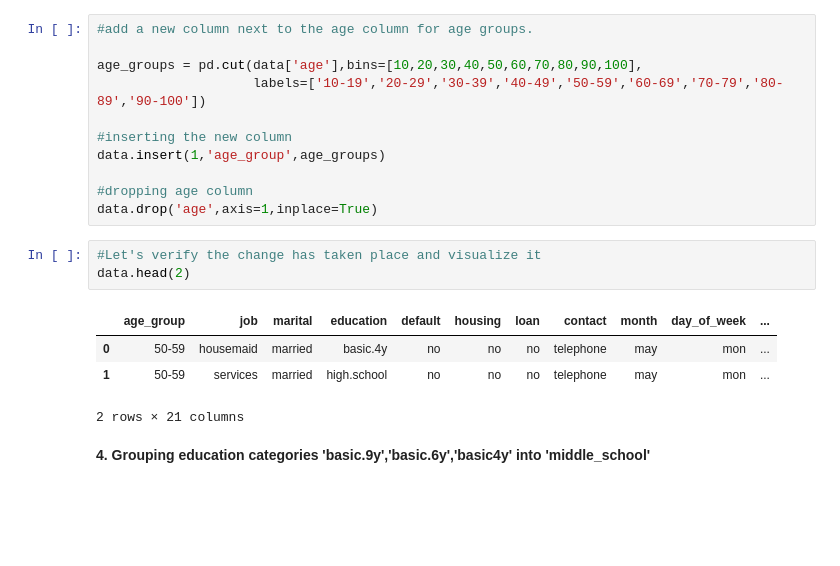
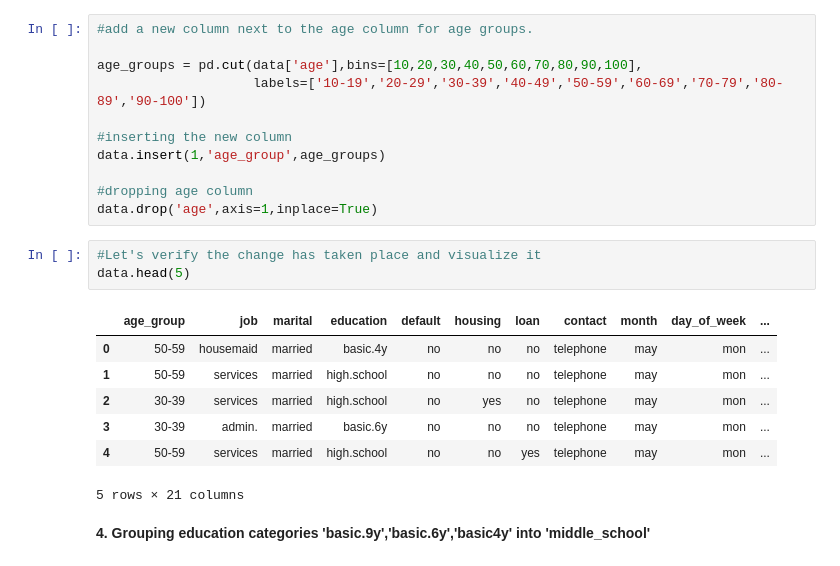
Before and after one commit to marfurt1/regresion_logistica_Bank, a Jupyter notebook: src/explore.ipynb, the cells around one changed output. Drawn from its saved outputs; the diff is of its cells as text; blank space fills up the shorter version.

```diff
--- a/src/explore.ipynb
+++ b/src/explore.ipynb
@@ -521,12 +528,15 @@ data.insert(1,'age_group',age_groups)
 data.drop('age',axis=1,inplace=True)
 # %%
 #Let's verify the change has taken place and visualize it
-data.head(2)
+data.head(5)
 # %% [output]
 |  | age_group | job | marital | education | default | housing | loan | contact | month | day_of_week | ... |
 | 0 | 50-59 | housemaid | married | basic.4y | no | no | no | telephone | may | mon | ... |
 | 1 | 50-59 | services | married | high.school | no | no | no | telephone | may | mon | ... |
+| 2 | 30-39 | services | married | high.school | no | yes | no | telephone | may | mon | ... |
+| 3 | 30-39 | admin. | married | basic.6y | no | no | no | telephone | may | mon | ... |
+| 4 | 50-59 | services | married | high.school | no | no | yes | telephone | may | mon | ... |
-2 rows × 21 columns
+5 rows × 21 columns
 # %% [markdown]
 **4. Grouping education categories 'basic.9y','basic.6y','basic4y' into 'middle_school'**
 # %%
```
Also changed, not shown: parts of 11 cells of this notebook.
